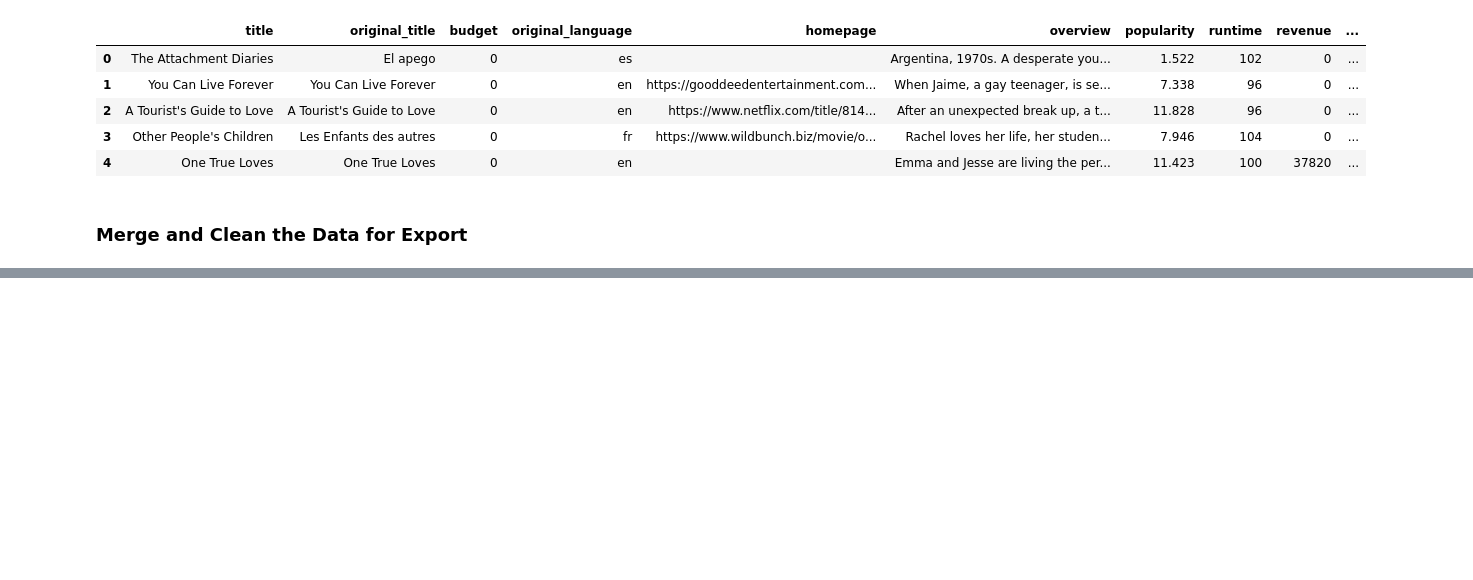
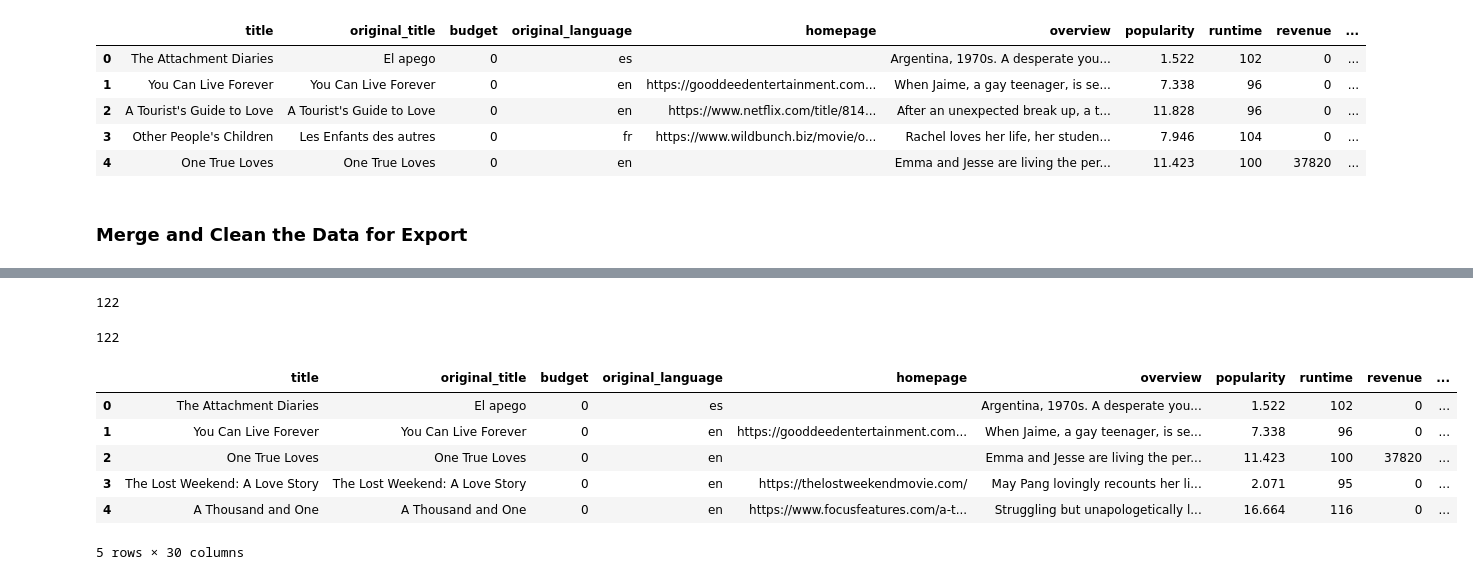
Before and after one commit to mmccanse/data-sourcing-challenge, a Jupyter notebook: retrieve_movie_data.ipynb, the cells around one changed output, grey strips where cells are left out. Cells and saved outputs as stored; diff of their text form; code cells hidden in the pictures; blank space fills up the shorter version.

```diff
--- a/retrieve_movie_data.ipynb
+++ b/retrieve_movie_data.ipynb
@@ -429,7 +429,7 @@ tmdb_df.head()
 ### Merge and Clean the Data for Export
 # %%
 # Merge the New York Times reviews and TMDB DataFrames on title
-merged_df = pd.merge(reviews_list_df_new,tmdb_df, on=["title"])
+merged_df = pd.merge(tmdb_df,reviews_list_df_new, on=["title"])
 
 # Preview merge
 merged_df.head()
@@ -473,0 +485,6 @@ merged_df.head()
+# %%
+# Drop "byline.person" column
+merged_df_new = merged_df.drop('byline.person', axis=1)
+
+# Get list of columns in new merged dataframe to confirm byline.person column has been removed
+merged_df_new.columns
@@ -474,4 +501,25 @@ merged_df.head()
+# %%
+# Get dataframe row count
+len(merged_df_new)
+# %% [output]
+122
+# %%
+# Delete duplicate rows and reset index and recheck row count
+merged_df_new_reset = merged_df_new.drop_duplicates().reset_index(drop=True)
+# Get row count after duplicate drop
+len(merged_df_new_reset)
+# %% [output]
+122
 # %%
-# Delete duplicate rows and reset index
+# Check reset index
+merged_df_new_reset.head()
+# %% [output]
+|  | title | original_title | budget | original_language | homepage | overview | popularity | runtime | revenue | ... |
+| 0 | The Attachment Diaries | El apego | 0 | es |  | Argentina, 1970s. A desperate you... | 1.522 | 102 | 0 | ... |
+| 1 | You Can Live Forever | You Can Live Forever | 0 | en | https://gooddeedentertainment.com... | When Jaime, a gay teenager, is se... | 7.338 | 96 | 0 | ... |
+| 2 | One True Loves | One True Loves | 0 | en |  | Emma and Jesse are living the per... | 11.423 | 100 | 37820 | ... |
+| 3 | The Lost Weekend: A Love Story | The Lost Weekend: A Love Story | 0 | en | https://thelostweekendmovie.com/ | May Pang lovingly recounts her li... | 2.071 | 95 | 0 | ... |
+| 4 | A Thousand and One | A Thousand and One | 0 | en | https://www.focusfeatures.com/a-t... | Struggling but unapologetically l... | 16.664 | 116 | 0 | ... |
+5 rows × 30 columns
 # %%
 # Export data to CSV without the index
```
Also changed, not shown: parts of 5 cells of this notebook, 1 other file.
